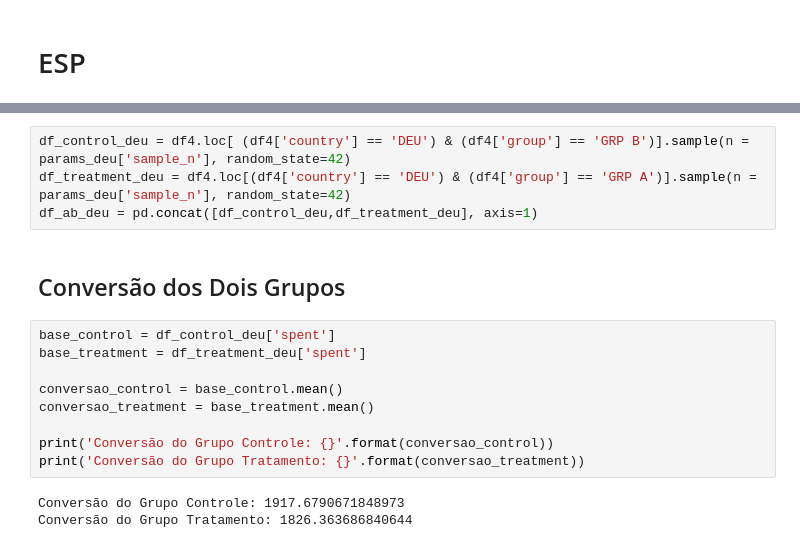
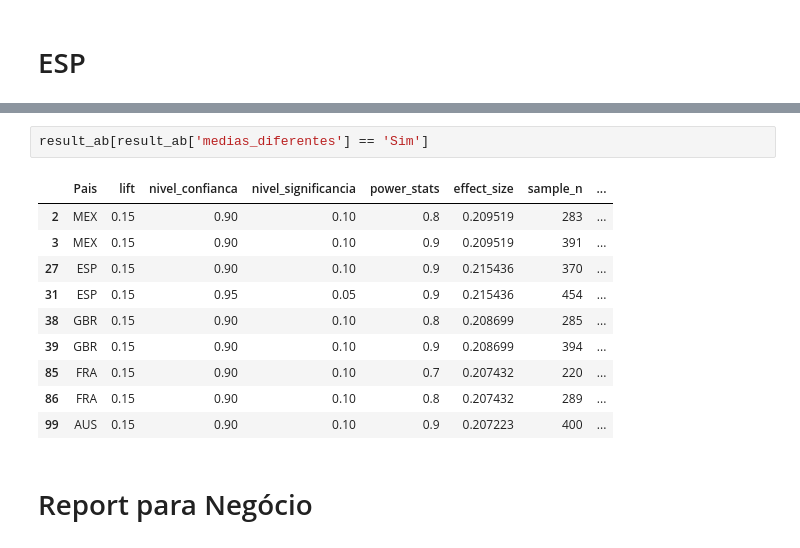
Before and after one commit to Thalesh7991/ab_test_eletronic_house, a Jupyter notebook: notebooks/Ciclo 3.ipynb, the cells around one changed output, grey strips where cells are left out. Cells and saved outputs as stored; diff of their text form.

```diff
--- a/notebooks/Ciclo 3.ipynb
+++ b/notebooks/Ciclo 3.ipynb
@@ -473,18 +363,15 @@ params_deu = {
-# %%
-df_control_deu = df4.loc[ (df4['country'] == 'DEU') & (df4['group'] == 'GRP B')].sample(n = params_deu['sample_n'], random_state=42)
-df_treatment_deu = df4.loc[(df4['country'] == 'DEU') & (df4['group'] == 'GRP A')].sample(n = params_deu['sample_n'], random_state=42)
-df_ab_deu = pd.concat([df_control_deu,df_treatment_deu], axis=1)
-# %% [markdown]
-## Conversão dos Dois Grupos
-# %%
-base_control = df_control_deu['spent']
-base_treatment = df_treatment_deu['spent']
-
-conversao_control = base_control.mean()
-conversao_treatment = base_treatment.mean()
-
-print('Conversão do Grupo Controle: {}'.format(conversao_control))
-print('Conversão do Grupo Tratamento: {}'.format(conversao_treatment))
-# %% [output]
-Conversão do Grupo Controle: 1917.6790671848973
-Conversão do Grupo Tratamento: 1826.363686840644
+# %%
+result_ab[result_ab['medias_diferentes'] == 'Sim']
+# %% [output]
+|  | Pais | lift | nivel_confianca | nivel_significancia | power_stats | effect_size | sample_n | ... |
+| 2 | MEX | 0.15 | 0.90 | 0.10 | 0.8 | 0.209519 | 283 | ... |
+| 3 | MEX | 0.15 | 0.90 | 0.10 | 0.9 | 0.209519 | 391 | ... |
+| 27 | ESP | 0.15 | 0.90 | 0.10 | 0.9 | 0.215436 | 370 | ... |
+| 31 | ESP | 0.15 | 0.95 | 0.05 | 0.9 | 0.215436 | 454 | ... |
+| 38 | GBR | 0.15 | 0.90 | 0.10 | 0.8 | 0.208699 | 285 | ... |
+| 39 | GBR | 0.15 | 0.90 | 0.10 | 0.9 | 0.208699 | 394 | ... |
+| 85 | FRA | 0.15 | 0.90 | 0.10 | 0.7 | 0.207432 | 220 | ... |
+| 86 | FRA | 0.15 | 0.90 | 0.10 | 0.8 | 0.207432 | 289 | ... |
+| 99 | AUS | 0.15 | 0.90 | 0.10 | 0.9 | 0.207223 | 400 | ... |
+# %% [markdown]
+# Report para Negócio
```
Also changed, not shown: parts of 21 cells of this notebook.
